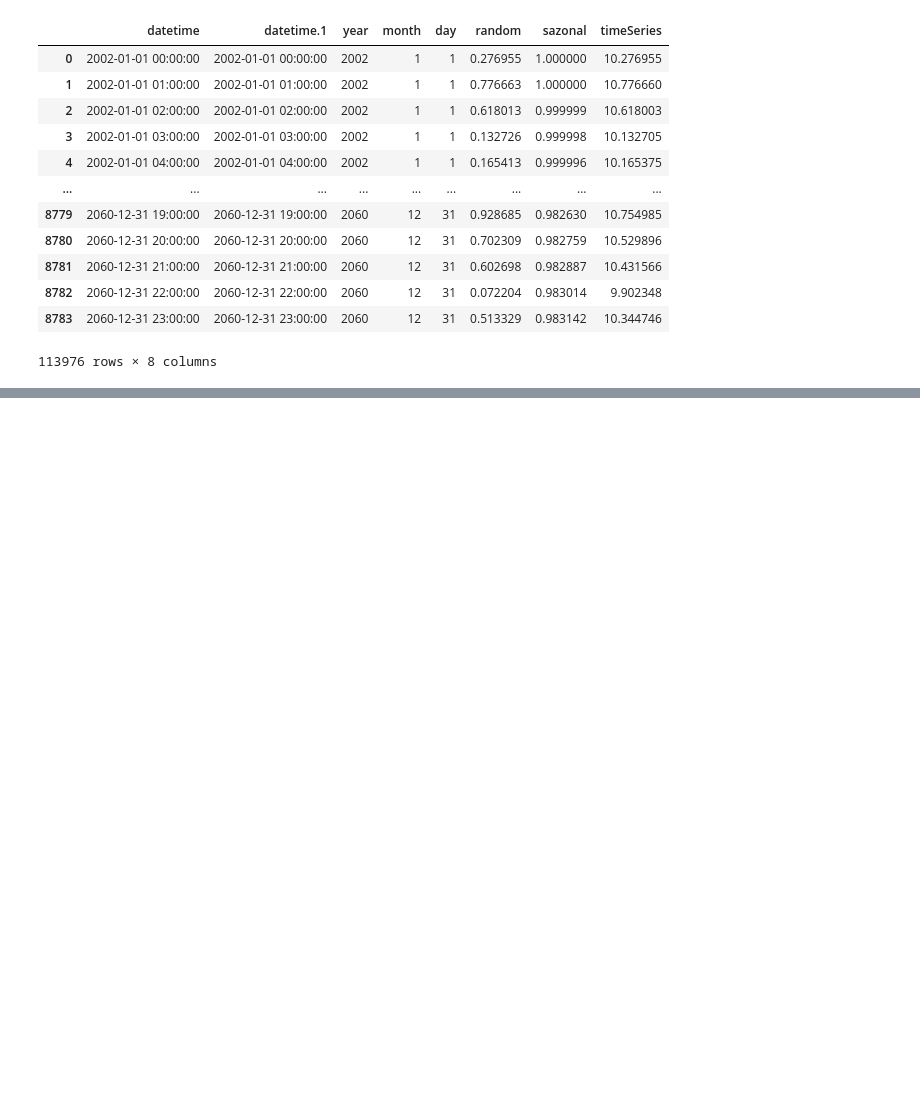
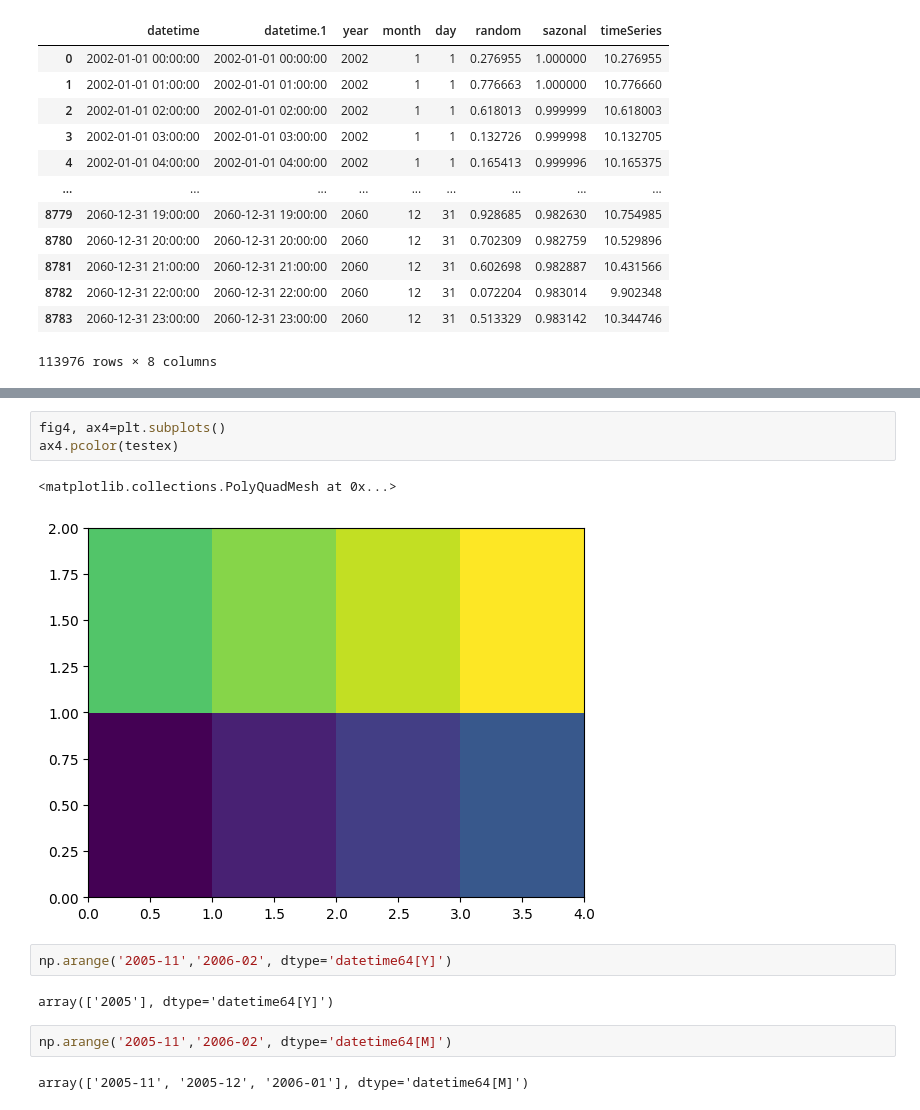
Before and after one commit to pavei3/ENS5173_202401, a Jupyter notebook: scripts/Atividade01_Etapa02-checkpoint.ipynb, the cells around one changed output, grey strips where cells are left out. Drawn from its saved outputs; the diff is of its cells as text; blank space fills up the shorter version.

```diff
--- a/scripts/Atividade01Etapa02-checkpoint.ipynb
+++ b/scripts/Atividade01_Etapa02-checkpoint.ipynb
@@ -359,0 +447,14 @@ plt.plot(allDataDf['datetime'],allDataDf['timeSeries'])
+# %%
+fig4, ax4=plt.subplots()
+ax4.pcolor(testex)
+# %% [output]
+<matplotlib.collections.PolyQuadMesh at 0x...>
+[figure, added]
+# %%
+np.arange('2005-11','2006-02', dtype='datetime64[Y]')
+# %% [output]
+array(['2005'], dtype='datetime64[Y]')
+# %%
+np.arange('2005-11','2006-02', dtype='datetime64[M]')
+# %% [output]
+array(['2005-11', '2005-12', '2006-01'], dtype='datetime64[M]')
```
Also changed, not shown: parts of 37 cells of this notebook, 3 other files.
